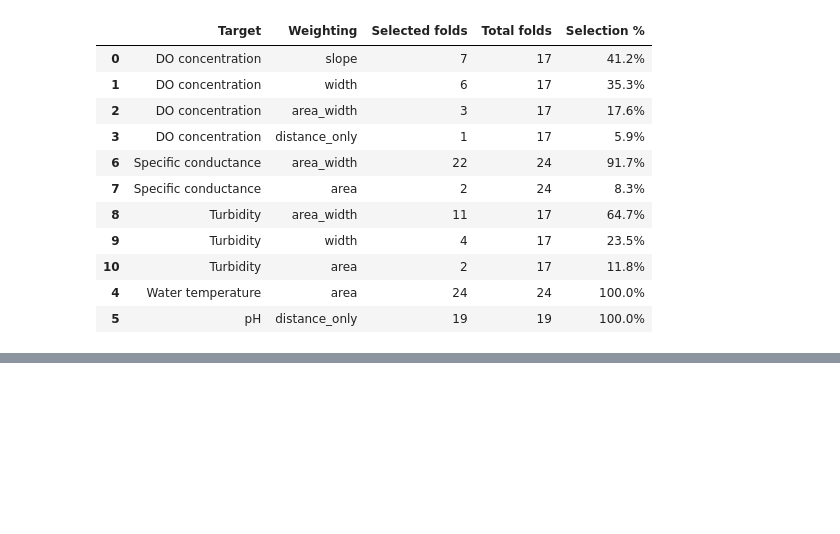
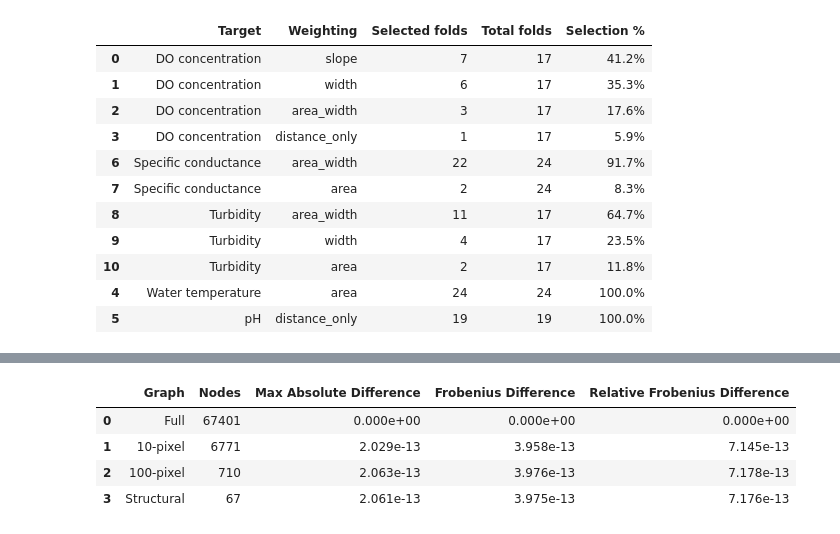
Before and after one commit to andrewc156/rivernets, a Jupyter notebook: largest_uncompressed_laplacian.ipynb, the cells around one changed output, grey strips where cells are left out. Cells and saved outputs as stored; diff of their text form; code cells hidden in the pictures; blank space fills up the shorter version.

```diff
--- a/largest_uncompressed_laplacian.ipynb
+++ b/largest_uncompressed_laplacian.ipynb
@@ -8074,0 +9055,92 @@ display(
+# %%
+L_full = (
+    colorado_effective_laplacians[
+        "Full"
+    ]
+)
+
+
+comparison_rows = []
+
+
+for name, L in colorado_effective_laplacians.items():
+
+    difference = (
+        L_full
+        -
+        L
+    )
+
+
+    relative_frobenius = (
+
+        np.linalg.norm(
+            difference,
+            ord="fro"
+        )
+
+        /
+
+        np.linalg.norm(
+            L_full,
+            ord="fro"
+        )
+    )
+
+
+    comparison_rows.append({
+
+        "Graph":
+            name,
+
+        "Nodes":
+            colorado_graphs[
+                name
+            ].number_of_nodes(),
+
+        "Max Absolute Difference":
+            np.max(
+                np.abs(
+                    difference
+                )
+            ),
+
+        "Frobenius Difference":
+            np.linalg.norm(
+                difference,
+                ord="fro"
+            ),
+
+        "Relative Frobenius Difference":
+            relative_frobenius
+    })
+
+
+colorado_laplacian_comparison = (
+    pd.DataFrame(
+        comparison_rows
+    )
+)
+
+
+display(
+    colorado_laplacian_comparison
+    .style
+    .format({
+
+        "Max Absolute Difference":
+            "{:.3e}",
+
+        "Frobenius Difference":
+            "{:.3e}",
+
+        "Relative Frobenius Difference":
+            "{:.3e}"
+    })
+)
+# %% [output]
+|  | Graph | Nodes | Max Absolute Difference | Frobenius Difference | Relative Frobenius Difference |
+| 0 | Full | 67401 | 0.000e+00 | 0.000e+00 | 0.000e+00 |
+| 1 | 10-pixel | 6771 | 2.029e-13 | 3.958e-13 | 7.145e-13 |
+| 2 | 100-pixel | 710 | 2.063e-13 | 3.976e-13 | 7.178e-13 |
+| 3 | Structural | 67 | 2.061e-13 | 3.975e-13 | 7.176e-13 |
```
Also changed, not shown: parts of 9 cells of this notebook.
